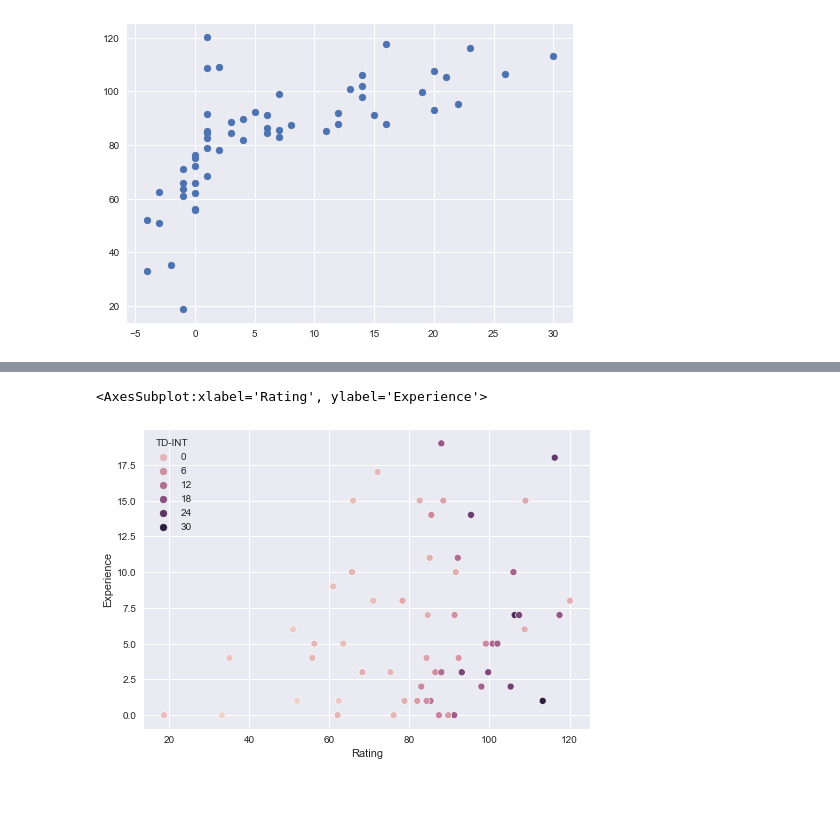
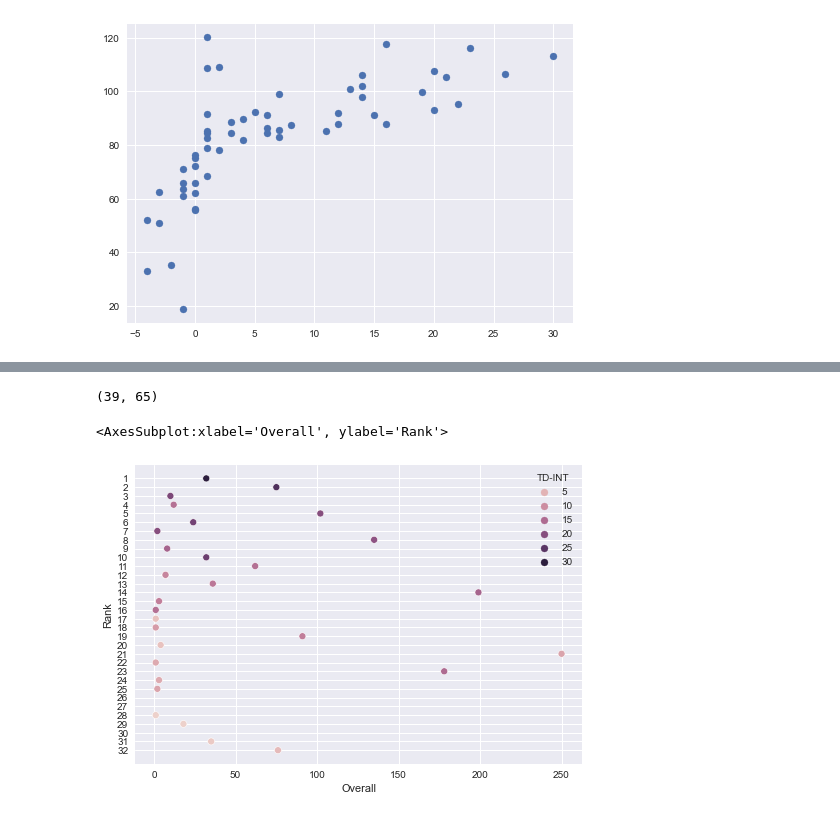
Before and after one commit to User7712/UCDPA_MarkCheesmore, a Jupyter notebook: QB_in_NFL_2019.ipynb, the cells around one changed output, grey strips where cells are left out. Saved outputs shown, nothing was run; the diff lists cells and outputs as text; code cells hidden in the pictures.

Commit message:
Almost everything done - just check integrity of last merge

```diff
--- a/QB_in_NFL_2019.ipynb
+++ b/QB_in_NFL_2019.ipynb
@@ -1062,0 +812,3 @@ plt.scatter(QB_combine_2019_reduced['TD-INT'],QB_combine_2019_reduced['Rating'])
+# %%
+Where_in_the_Draft = pd.read_csv('/Users/mcheesmore/UCDPA_MarkCheesmore/2000-2021_Draft_Picks.csv')
+print(Where_in_the_Draft.head())
@@ -1062,0 +829,3 @@ plt.scatter(QB_combine_2019_reduced['TD-INT'],QB_combine_2019_reduced['Rating'])
+# %%
+Draft_2019_Actual = QB_best_performers.merge(Where_in_the_Draft, how = 'left')
+Draft_2019_Actual
@@ -1063,5 +850,12 @@ plt.scatter(QB_combine_2019_reduced['TD-INT'],QB_combine_2019_reduced['Rating'])
+# %%
+Draft_2019_Actual = Draft_2019_Actual.rename(columns={'Name':'Player'})
+# %%
+Draft_2019_Actual = Draft_2019_Actual.merge(QB_combine_2019_reduced, how = 'left', on ='Player')
+Draft_2019_Actual.shape
+# %% [output]
+(39, 65)
 # %%
-sns.scatterplot(y='Experience',x='Rating', data = QB_combine_2019_reduced, hue='TD-INT')
+sns.scatterplot(y='Rank',x='Overall', data=Draft_2019_Actual, hue='TD-INT')
 # %% [output]
-<AxesSubplot:xlabel='Rating', ylabel='Experience'>
+<AxesSubplot:xlabel='Overall', ylabel='Rank'>
-[figure, old version]
+[figure, new version]
```
Also changed, not shown: parts of 97 cells of this notebook.
